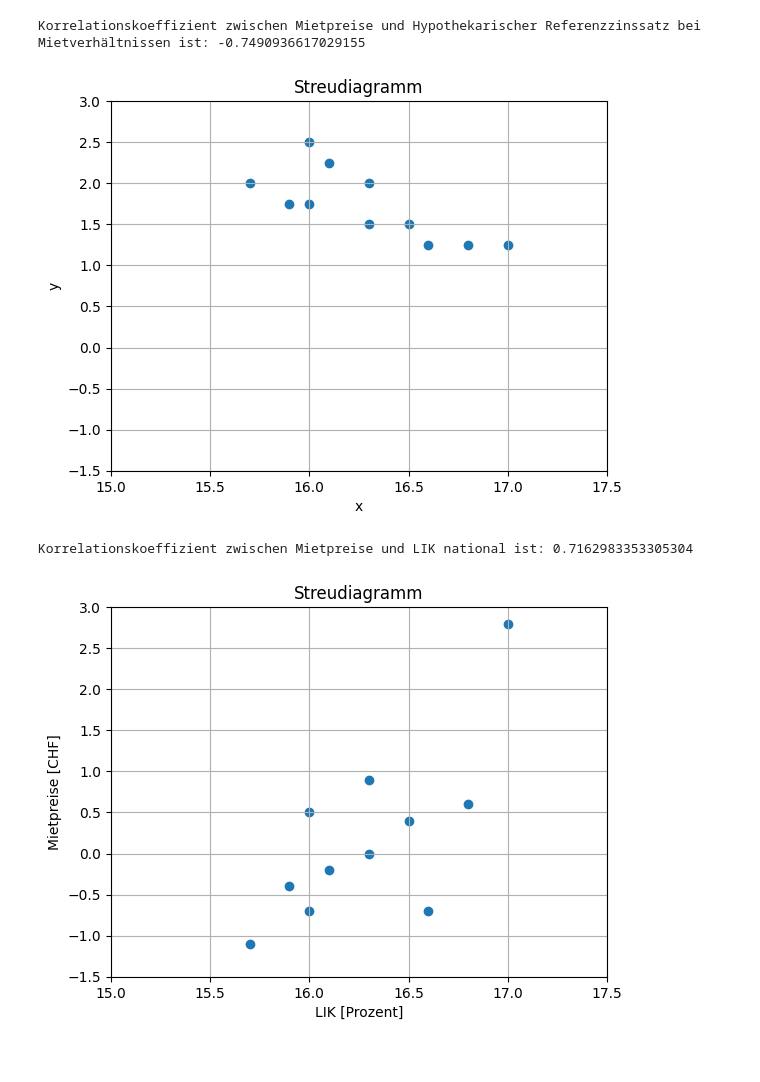
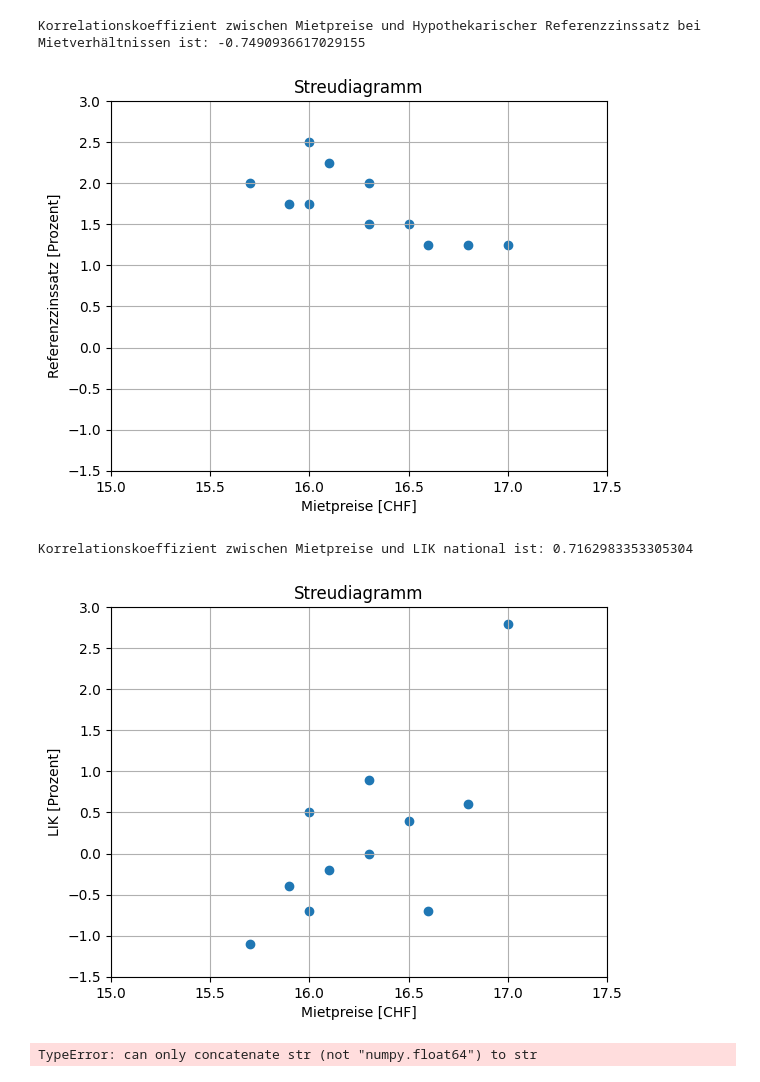
Before and after one commit to GRUPPE-BINA24/Datenspeicher, a Jupyter notebook: Semesterarbeit_BINA_Bianca.ipynb, the cells around one changed output. Saved outputs shown, nothing was run; the diff lists cells and outputs as text; code cells hidden in the pictures.

```diff
--- a/Semesterarbeit_BINA_Bianca.ipynb
+++ b/Semesterarbeit_BINA_Bianca.ipynb
@@ -116,25 +116,25 @@ Korrelationskoeffizient zwischen Mietpreise und Hypothekarischer Referenzzinssat
 # %%
 import pandas as pd
 import matplotlib.pyplot as plt
 
 # Daten aus Excel-Datei laden
 daten = pd.read_excel("https://raw.githubusercontent.com/GRUPPE-BINA24/Datenspeicher/main/Mietpreise_ZinsR.xlsx")
 
 # Spalten auswählen
 x = daten['Mietpreise']
 y = daten['Hypothekarischer Referenzzinssatz bei Mietverhältnissen']
 
 # Streudiagramm erstellen
 plt.scatter(x, y)
 plt.title('Streudiagramm')
-plt.xlabel('x')
-plt.ylabel('y')
+plt.xlabel('Mietpreise [CHF]')
+plt.ylabel('Referenzzinssatz [Prozent]')
 plt.xlim(15, 17.5)
 plt.ylim(-1.5, 3)
 plt.grid(True)
 plt.show()
 # %% [output]
-[figure, old version]
+[figure, new version]
 # %%
 
 import pandas as pd
@@ -168,11 +168,29 @@ y = daten['LIK national']
 # Streudiagramm erstellen
 plt.scatter(x, y)
 plt.title('Streudiagramm')
-plt.xlabel('LIK [Prozent]')
-plt.ylabel('Mietpreise [CHF]')
+plt.xlabel('Mietpreise [CHF]')
+plt.ylabel('LIK [Prozent]')
 plt.xlim(15, 17.5)
 plt.ylim(-1.5, 3)
 plt.grid(True)
 plt.show()
 # %% [output]
-[figure, old version]
+[figure, new version]
+# %%
+import pandas as pd
+import numpy as np
+
+# Daten von der URL laden
+url = "https://raw.githubusercontent.com/GRUPPE-BINA24/Datenspeicher/main/Mietpreise_LIK_Zins.xlsx"
+daten = pd.read_excel(url)
+
+# Zeilenindizes für Schweiz und LIK finden
+zeile_schweiz = daten.index[daten['Kanton'] == 'Schweiz'][0]
+zeile_lik = daten.index[daten['Kanton'] == 'LIK'][0]
+
+# Korrelationskoeffizient berechnen
+korrelation = np.corrcoef(daten.iloc[zeile_schweiz], daten.iloc[zeile_lik])[0, 1]
+
+print("Korrelationskoeffizient zwischen Schweiz und LIK ist:", korrelation)
+# %% [output]
+TypeError: can only concatenate str (not "numpy.float64") to str
```
